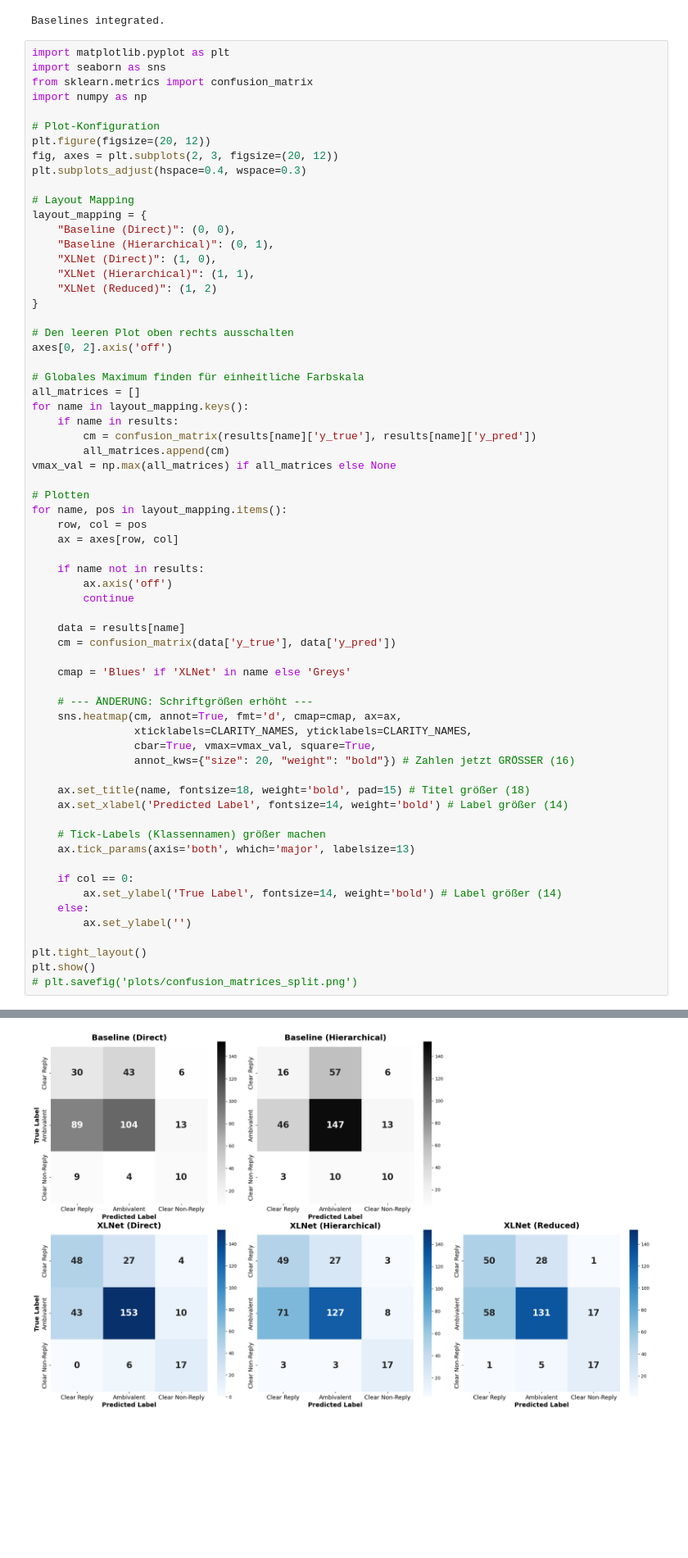
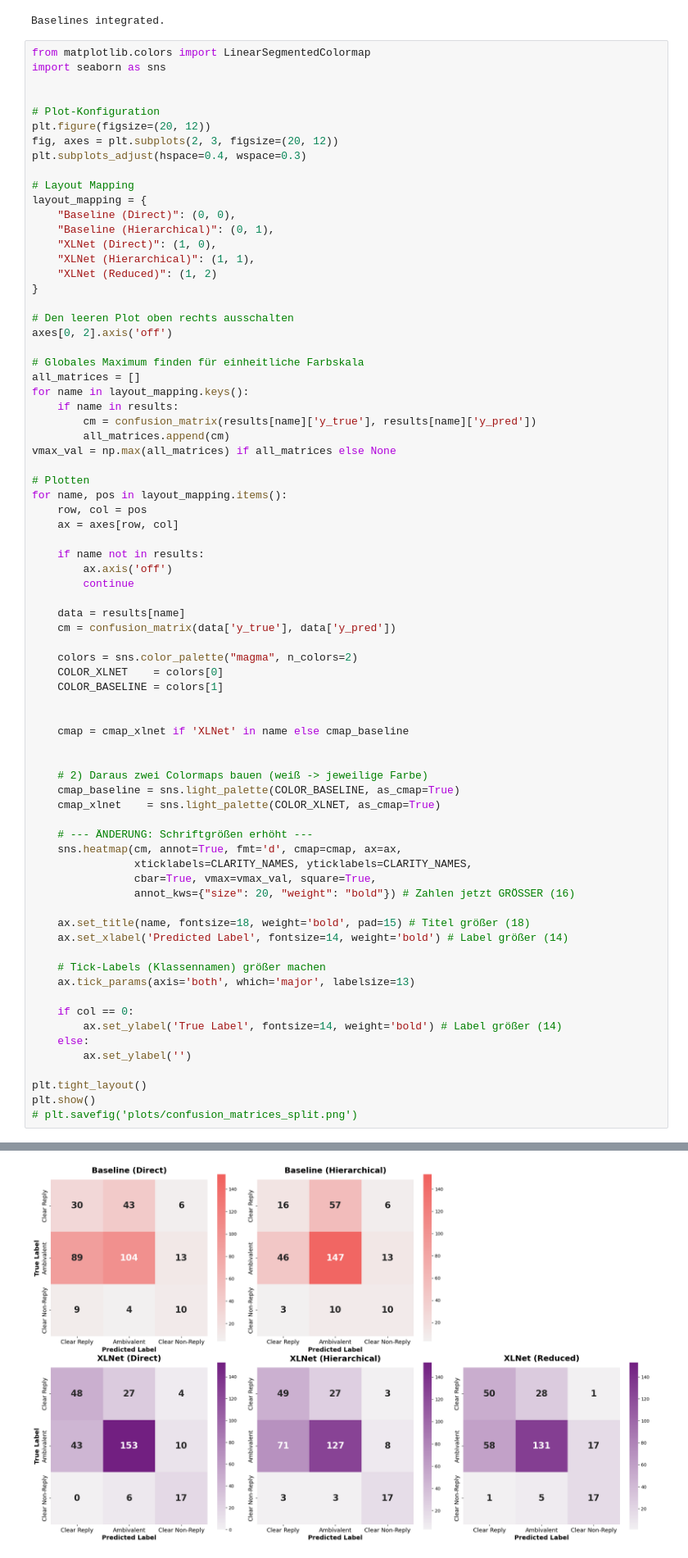
Before and after one commit to torachim/NLPGroup29, a Jupyter notebook: notebooks/final_evaluation.ipynb, the cells around one changed output, grey strips where cells are left out. Shown at 82% size. Saved outputs shown, nothing was run; the diff lists cells and outputs as text; blank space fills up the shorter version.

Commit message:
changed some plots in evaluation

```diff
--- a/notebooks/final_evaluation.ipynb
+++ b/notebooks/final_evaluation.ipynb
@@ -168,10 +168,9 @@ Training Direct Logistic Regression...
 Training Hierarchical Logistic Regression...
 Baselines integrated.
 # %%
-import matplotlib.pyplot as plt
+from matplotlib.colors import LinearSegmentedColormap
 import seaborn as sns
-from sklearn.metrics import confusion_matrix
-import numpy as np
+
 
 # Plot-Konfiguration
 plt.figure(figsize=(20, 12))
@@ -206,32 +205,42 @@ for name, pos in layout_mapping.items():
     if name not in results:
         ax.axis('off')
         continue
 
     data = results[name]
     cm = confusion_matrix(data['y_true'], data['y_pred'])
 
-    cmap = 'Blues' if 'XLNet' in name else 'Greys'
+    colors = sns.color_palette("magma", n_colors=2)
+    COLOR_XLNET    = colors[0]
+    COLOR_BASELINE = colors[1]
+
+
+    cmap = cmap_xlnet if 'XLNet' in name else cmap_baseline
+
+
+    # 2) Daraus zwei Colormaps bauen (weiß -> jeweilige Farbe)
+    cmap_baseline = sns.light_palette(COLOR_BASELINE, as_cmap=True)
+    cmap_xlnet    = sns.light_palette(COLOR_XLNET, as_cmap=True)
 
     # --- ÄNDERUNG: Schriftgrößen erhöht ---
     sns.heatmap(cm, annot=True, fmt='d', cmap=cmap, ax=ax,
                 xticklabels=CLARITY_NAMES, yticklabels=CLARITY_NAMES,
                 cbar=True, vmax=vmax_val, square=True,
                 annot_kws={"size": 20, "weight": "bold"}) # Zahlen jetzt GRÖSSER (16)
 
     ax.set_title(name, fontsize=18, weight='bold', pad=15) # Titel größer (18)
     ax.set_xlabel('Predicted Label', fontsize=14, weight='bold') # Label größer (14)
 
     # Tick-Labels (Klassennamen) größer machen
     ax.tick_params(axis='both', which='major', labelsize=13)
 
     if col == 0:
         ax.set_ylabel('True Label', fontsize=14, weight='bold') # Label größer (14)
     else:
         ax.set_ylabel('')
 
 plt.tight_layout()
 plt.show()
 # plt.savefig('plots/confusion_matrices_split.png')
 # %% [output]
 <Figure size 2000x1200 with 0 Axes>
-[figure, old version]
+[figure, new version]
```
Also changed, not shown: parts of 8 cells of this notebook.
